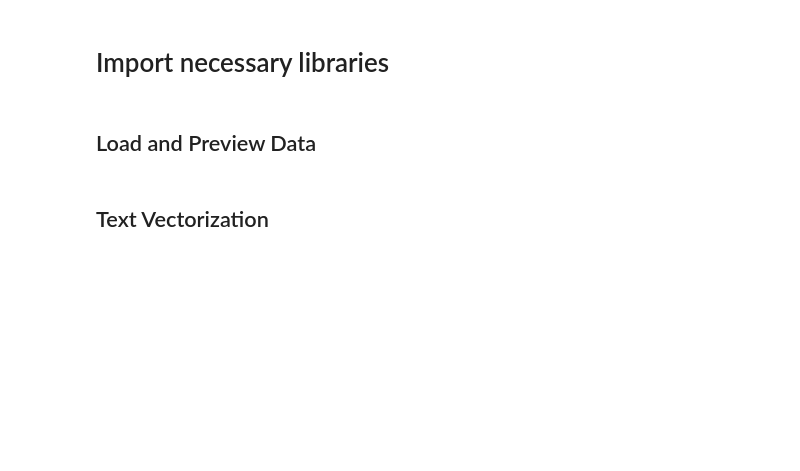
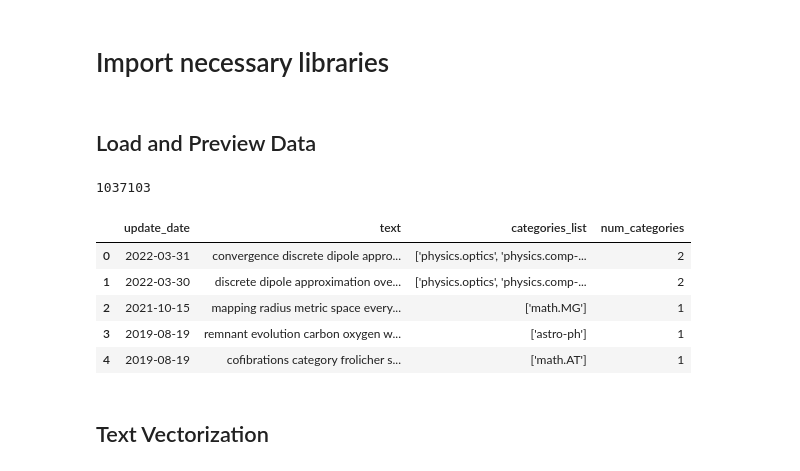
Before and after one commit to mohamadsolouki/Scientific-Trend-Analysis, a Jupyter notebook: notebooks/3- clustering.ipynb, the cells around one changed output. Cells and saved outputs as stored; diff of their text form; code cells hidden in the pictures; blank space fills up the shorter version.

```diff
--- a/notebooks/3- clustering.ipynb
+++ b/notebooks/3- clustering.ipynb
@@ -16,9 +15,17 @@ import seaborn as sns
 # %% [markdown]
 ## Load and Preview Data
 # %%
-input_file = 'data_preprocessed.csv'
+input_file = '../data/data_preprocessed.csv'
 df = pd.read_csv(input_file)
 print(df.shape[0])
 df.head()
+# %% [output]
+1037103
+|  | update_date | text | categories_list | num_categories |
+| 0 | 2022-03-31 | convergence discrete dipole appro... | ['physics.optics', 'physics.comp-... | 2 |
+| 1 | 2022-03-30 | discrete dipole approximation ove... | ['physics.optics', 'physics.comp-... | 2 |
+| 2 | 2021-10-15 | mapping radius metric space every... | ['math.MG'] | 1 |
+| 3 | 2019-08-19 | remnant evolution carbon oxygen w... | ['astro-ph'] | 1 |
+| 4 | 2019-08-19 | cofibrations category frolicher s... | ['math.AT'] | 1 |
 # %% [markdown]
 ## Text Vectorization
```
Also changed, not shown: parts of 9 cells of this notebook, 9 other files.
